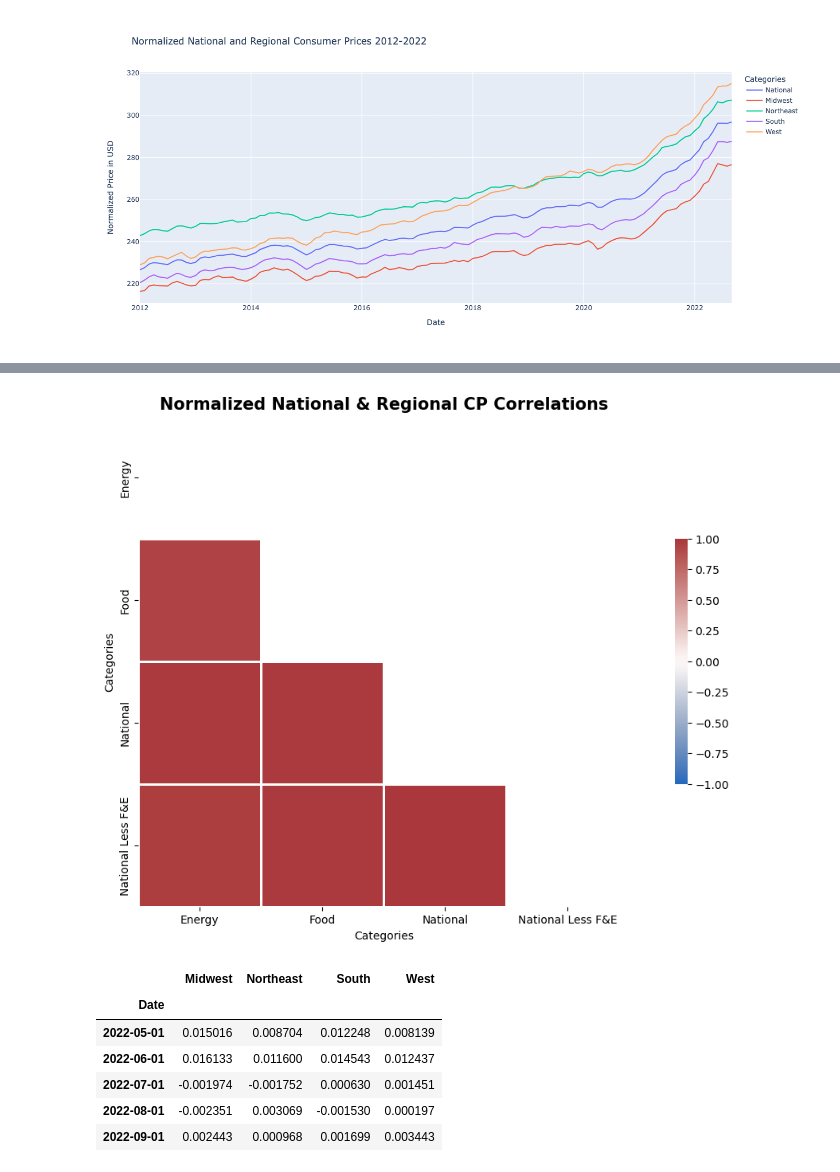
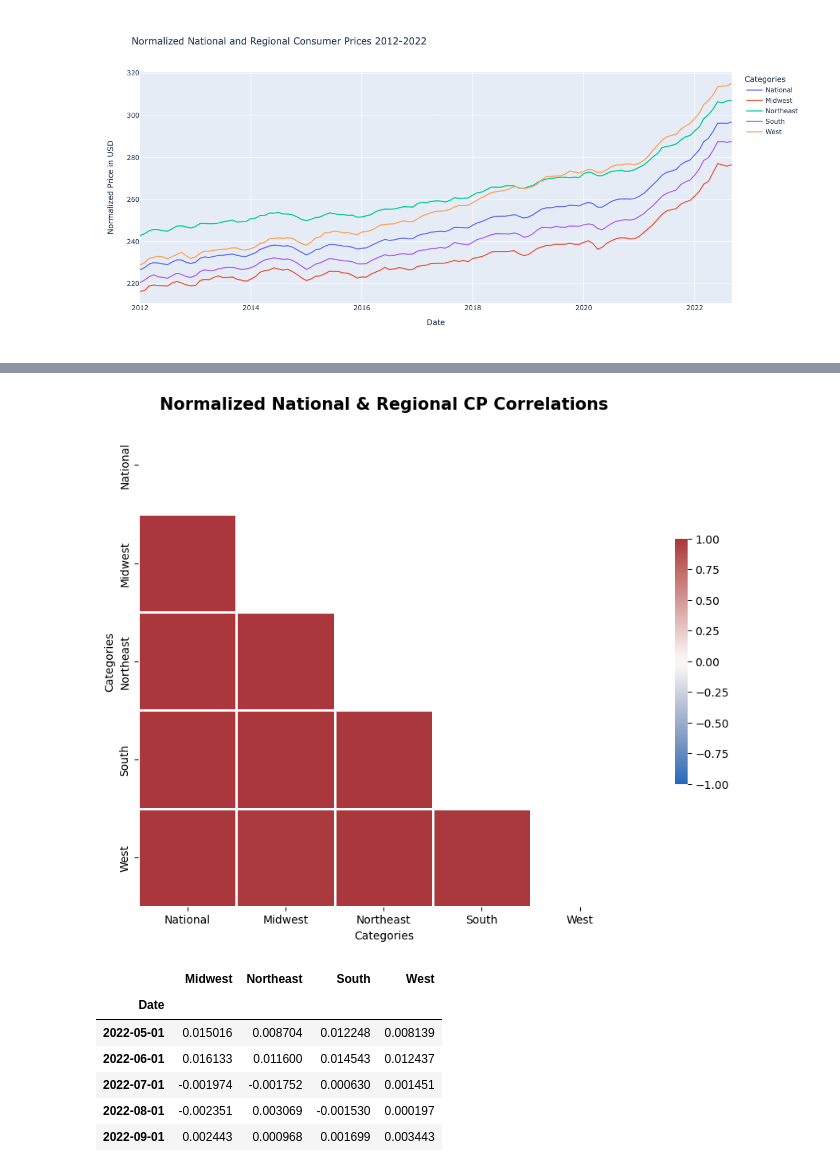
Before and after one commit to SZun/Real-Impact-of-Inflation, a Jupyter notebook: Final-Data-Analysis.ipynb, the cells around one changed output, grey strips where cells are left out. Saved outputs shown, nothing was run; the diff lists cells and outputs as text; code cells hidden in the pictures.

```diff
--- a/Final-Data-Analysis.ipynb
+++ b/Final-Data-Analysis.ipynb
@@ -470,8 +469,8 @@ combined_corr
 # %%
 # Storing seaborn heatmap
-seaborn_heatmap_4 = get_save_sns_fig(data_2020s, 'Normalized National & Regional CP Correlations')
+seaborn_heatmap_4 = get_save_sns_fig(combined_df, 'Normalized National & Regional CP Correlations')
 # %% [output]
-[figure, old version]
+[figure, new version]
 # %%
 #find percent change in each reagion per month
 all_regions_pct = all_regions_df.pct_change().dropna()
```
Also changed, not shown: parts of 5 cells of this notebook.
